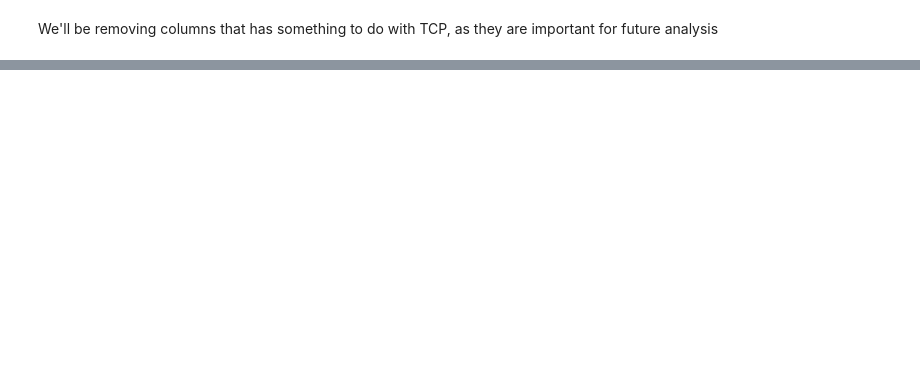
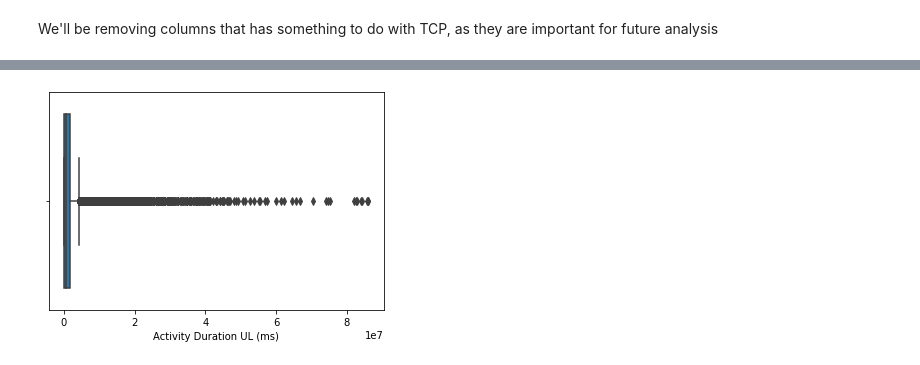
Before and after one commit to toussyn/TellCo_analysis, a Jupyter notebook: notebooks/EDA.ipynb, the cells around one changed output, grey strips where cells are left out. Cells and saved outputs as stored; diff of their text form; code cells hidden in the pictures; blank space fills up the shorter version.

```diff
--- a/notebooks/EDA.ipynb
+++ b/notebooks/EDA.ipynb
@@ -329,0 +477,5 @@ SyntaxError: unmatched ')' (2105910601.py, line 2)
+# %%
+sns.boxplot(x=df['Activity Duration UL (ms)'])
+plt.show()
+# %% [output]
+[figure, added]
```
Also changed, not shown: parts of 37 cells of this notebook.
